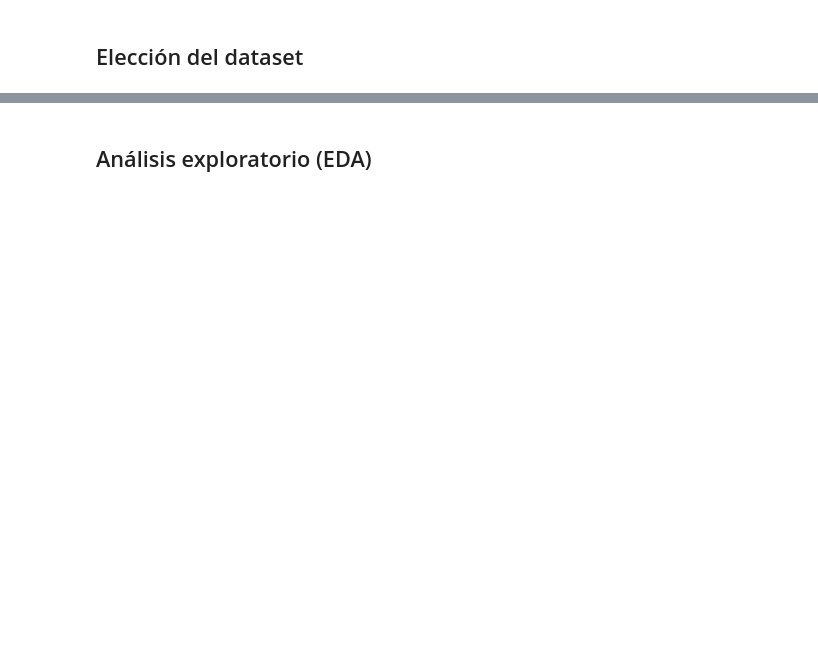
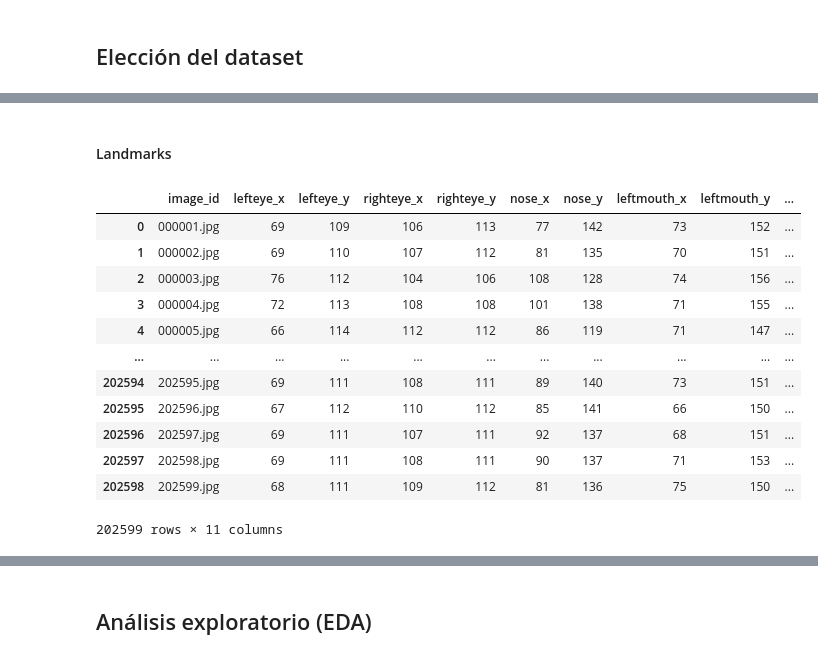
Before and after one commit to maximoalva/tuia-face-recognition-app, a Jupyter notebook: 1-pre-processing.ipynb, the cells around one changed output, grey strips where cells are left out. Cells and saved outputs as stored; diff of their text form; code cells hidden in the pictures; blank space fills up the shorter version.

```diff
--- a/1-pre-processing.ipynb
+++ b/1-pre-processing.ipynb
@@ -10,0 +95,21 @@
+# %% [markdown]
+#### Landmarks
+# %%
+df_landmarks = pd.read_csv(LANDMARKS_PATH, sep=r'\s+', skiprows=1)
+df_landmarks.reset_index(inplace=True)
+df_landmarks.rename(columns={df_landmarks.columns[0]: 'image_id'}, inplace=True)
+df_landmarks
+# %% [output]
+|  | image_id | lefteye_x | lefteye_y | righteye_x | righteye_y | nose_x | nose_y | leftmouth_x | leftmouth_y | ... |
+| 0 | 000001.jpg | 69 | 109 | 106 | 113 | 77 | 142 | 73 | 152 | ... |
+| 1 | 000002.jpg | 69 | 110 | 107 | 112 | 81 | 135 | 70 | 151 | ... |
+| 2 | 000003.jpg | 76 | 112 | 104 | 106 | 108 | 128 | 74 | 156 | ... |
+| 3 | 000004.jpg | 72 | 113 | 108 | 108 | 101 | 138 | 71 | 155 | ... |
+| 4 | 000005.jpg | 66 | 114 | 112 | 112 | 86 | 119 | 71 | 147 | ... |
+| ... | ... | ... | ... | ... | ... | ... | ... | ... | ... | ... |
+| 202594 | 202595.jpg | 69 | 111 | 108 | 111 | 89 | 140 | 73 | 151 | ... |
+| 202595 | 202596.jpg | 67 | 112 | 110 | 112 | 85 | 141 | 66 | 150 | ... |
+| 202596 | 202597.jpg | 69 | 111 | 107 | 111 | 92 | 137 | 68 | 151 | ... |
+| 202597 | 202598.jpg | 69 | 111 | 108 | 111 | 90 | 137 | 71 | 153 | ... |
+| 202598 | 202599.jpg | 68 | 111 | 109 | 112 | 81 | 136 | 75 | 150 | ... |
+202599 rows × 11 columns
```
Also changed, not shown: parts of 23 cells of this notebook.
